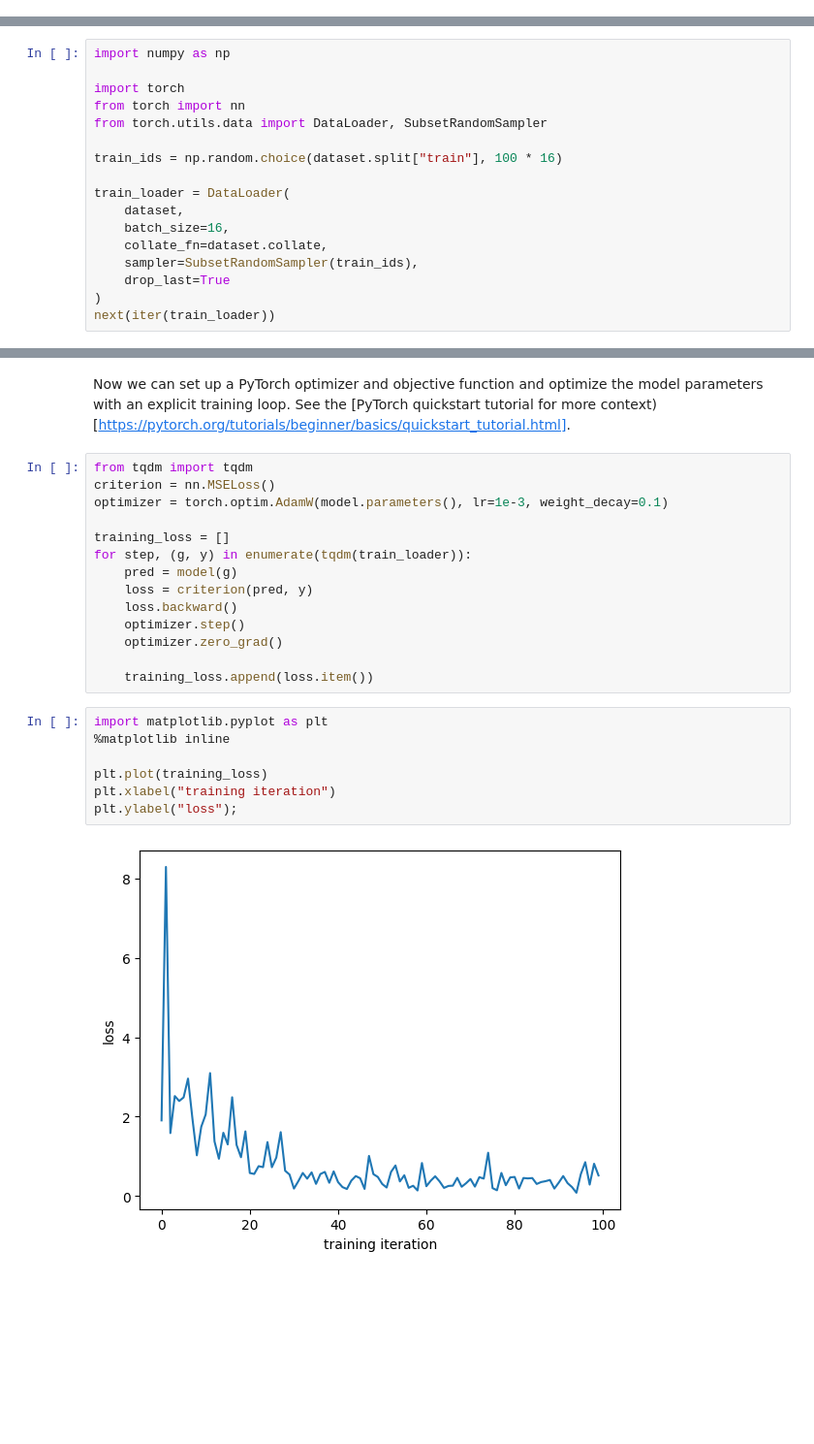
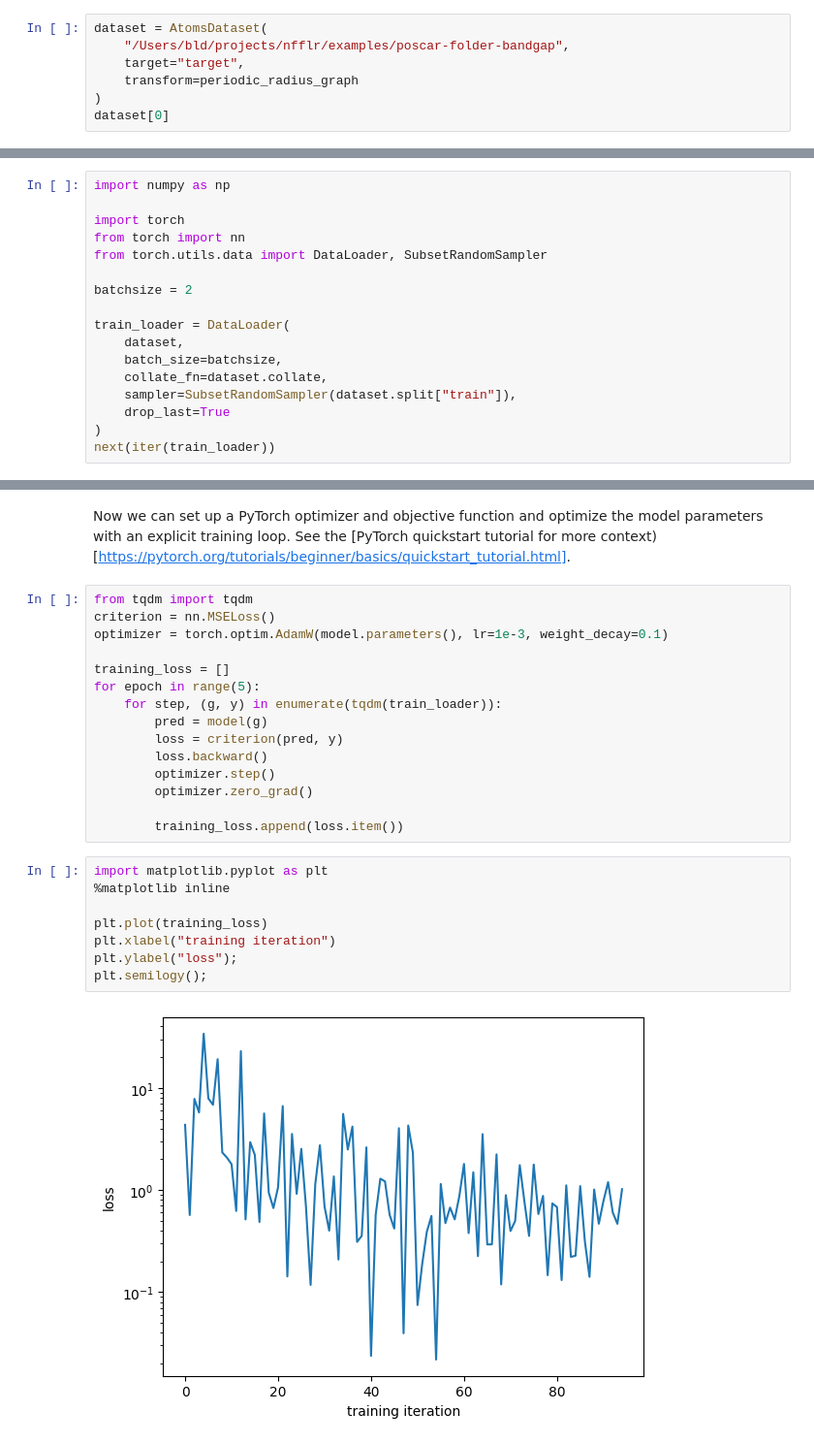
Before and after one commit to usnistgov/nfflr, a Jupyter notebook: docs/source/notebooks/property-regression.ipynb, the cells around one changed output, grey strips where cells are left out. Shown: that part at 97% size. Drawn from its saved outputs; the diff is of its cells as text; blank space fills up the shorter version.

```diff
--- a/docs/source/notebooks/property-regression.ipynb
+++ b/docs/source/notebooks/property-regression.ipynb
@@ -25,3 +25,10 @@ Loading completed.
        ndata_schemes={'Xfrac': Scheme(shape=(3,), dtype=torch.float32), 'coord': Scheme(shape=(3,), dtype=torch.float32), 'atomic_number': Scheme(shape=(), dtype=torch.int32)}
        edata_schemes={'r': Scheme(shape=(3,), dtype=torch.float32)}),
  tensor(-0.4276))
+# %%
+dataset = AtomsDataset(
+    "/Users/bld/projects/nfflr/examples/poscar-folder-bandgap",
+    target="target",
+    transform=periodic_radius_graph
+)
+dataset[0]
@@ -48,13 +61,13 @@ import torch
 from torch import nn
 from torch.utils.data import DataLoader, SubsetRandomSampler
 
-train_ids = np.random.choice(dataset.split["train"], 100 * 16)
+batchsize = 2
 
 train_loader = DataLoader(
     dataset,
-    batch_size=16,
+    batch_size=batchsize,
     collate_fn=dataset.collate,
-    sampler=SubsetRandomSampler(train_ids),
+    sampler=SubsetRandomSampler(dataset.split["train"]),
     drop_last=True
 )
 next(iter(train_loader))
@@ -72,20 +84,22 @@ criterion = nn.MSELoss()
 optimizer = torch.optim.AdamW(model.parameters(), lr=1e-3, weight_decay=0.1)
 
 training_loss = []
-for step, (g, y) in enumerate(tqdm(train_loader)):
-    pred = model(g)
-    loss = criterion(pred, y)
-    loss.backward()
-    optimizer.step()
-    optimizer.zero_grad()
+for epoch in range(5):
+    for step, (g, y) in enumerate(tqdm(train_loader)):
+        pred = model(g)
+        loss = criterion(pred, y)
+        loss.backward()
+        optimizer.step()
+        optimizer.zero_grad()
 
-    training_loss.append(loss.item())
+        training_loss.append(loss.item())
 # %%
 import matplotlib.pyplot as plt
 %matplotlib inline
 
 plt.plot(training_loss)
 plt.xlabel("training iteration")
 plt.ylabel("loss");
+plt.semilogy();
 # %% [output]
-[figure, old version]
+[figure, new version]
```
Also changed, not shown: parts of 10 cells of this notebook, 1 other file.
